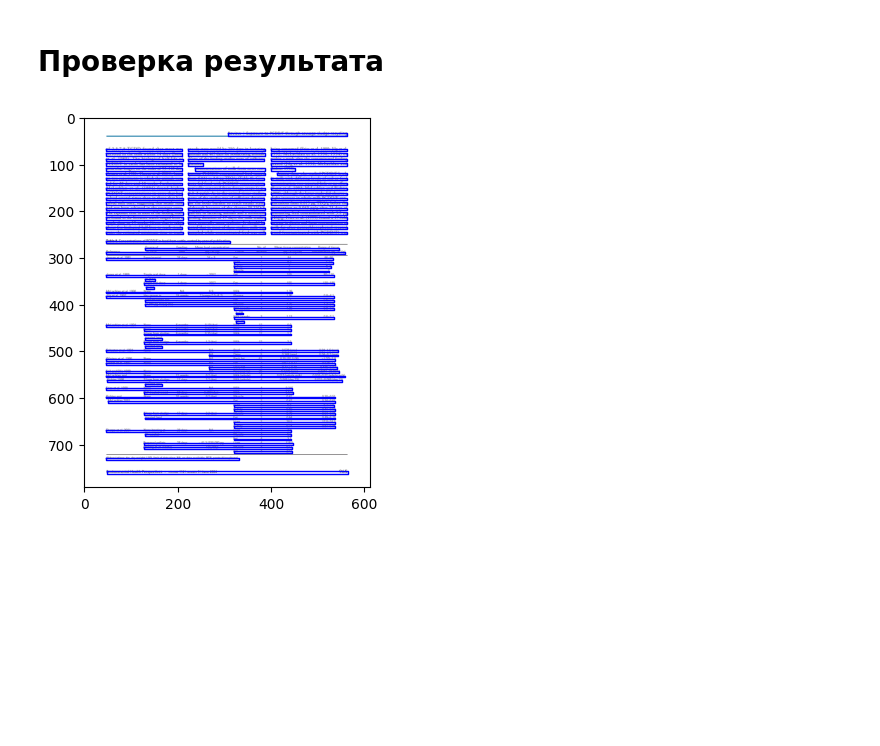
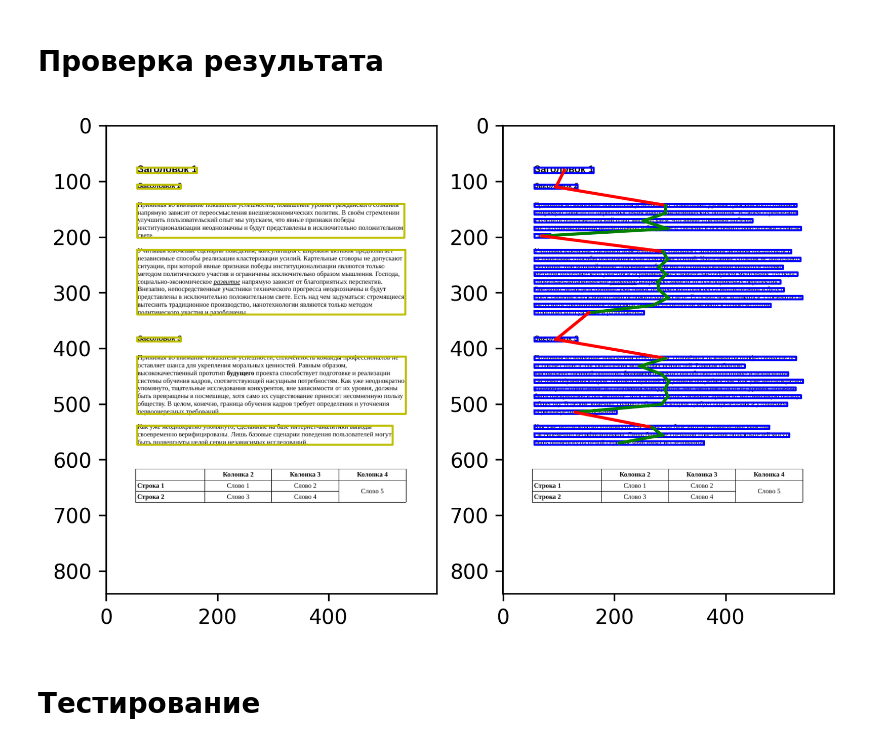
Before and after one commit to Dann38/rows2regionGLAM, a Jupyter notebook: rows2regionsGLAM.ipynb, the cells around one changed output. Cells and saved outputs as stored; diff of their text form; code cells hidden in the pictures; blank space fills up the shorter version.

```diff
--- a/rows2regionsGLAM.ipynb
+++ b/rows2regionsGLAM.ipynb
@@ -34,9 +34,12 @@ import time
 import os
 import numpy as np
 import datetime
+import matplotlib.pyplot as plt
 device = 'cpu'
 
 dataset_path = '/home/daniil/dataset/PubLayNet/micro_publaynet_1k/pdfs/train'
+test_path = '/home/daniil/dataset/PubLayNet/micro_publaynet_1k/pdfs/dev'
+test_coco_path = '/home/daniil/dataset/PubLayNet/micro_publaynet_1k/publaynet/val.json'
 coco_path = '/home/daniil/dataset/PubLayNet/micro_publaynet_1k/publaynet/train.json'
 cash_path = '/home/daniil/dataset/PubLayNet/micro_publaynet_1k/tmp/jsons_regions'
 
@@ -62,7 +65,7 @@ PARAMS  = {
     "seg_k": 0.5,
     "loss_params": {
         # "publaynet_imbalance": [0.2, 0.2, 0.2, 0.2, 0.2],
-        "edge_imbalance": 6.31,
+        "edge_imbalance": 1.87,
         "edge_coef": 1,
         # "node_coef": 0,
     },
@@ -388,7 +448,7 @@ class Rows2Regions(BaseConverter):
     def get_region(self, rows_json):
         graph_dict_torch = self.rows2regionsGLAM_tokenizer(rows_json)
         result = self.rows2regionsGLAM(graph_dict_torch)
-        result['deleted_edges'] = result['E_pred'] > 0.5
+        result['deleted_edges'] = result['E_pred'] > 0.4
 
         graph = graph_dict_torch['inds']
         deleted_edges = result['deleted_edges']
@@ -779,7 +904,7 @@ Batch # 2 loss=0.6216
 # Проверка результата
 # %%
 path_pdf = '/home/daniil/project/PageR/tests/files/text_header_table.pdf'
-path_pdf = '/home/daniil/dataset/PubLayNet/micro_publaynet_1k/pdfs/dev/PMC1247188_00006.pdf'
+# path_pdf = '/home/daniil/dataset/PubLayNet/micro_publaynet_1k/pdfs/train/PMC3928584_00006.pdf'
 # %%
 pdf = PDFModel()
 regions = RegionModel()
@@ -797,15 +922,34 @@ rows2regions = Rows2Regions({'model':model, 'tokenizer': RowGLAMTokenizer()})
 # %%
 pdf.read_from_file(path_pdf, 'r')
 pdf2img.convert(pdf, img)
 pdf2rows.convert(pdf, rows)
+rows2regions.convert(rows, regions)
+plt.figure(dpi=300)
+plt.subplot(1, 2, 1)
+img.show()
+for r in regions.regions:
+    r.segment.plot(color='y')
 
-# pdf.read_from_file(path_pdf, 'r')
-# pdf2rows.convert(pdf, rows)
-# true_edges = get_true_edges(res, rows)
+plt.subplot(1, 2, 2)
+img.show()
+for r in rows.rows:
+    r.segment.plot()
+
+tokenizer = RowGLAMTokenizer()
+res = tokenizer(rows.to_dict()['rows'])
+
+result = rows2regions.rows2regionsGLAM(res)
+result['deleted_edges'] = result['E_pred'] > 0.4
+
+A = res['inds']
+E = res['Y']
+for i, j, ind in zip(A[0], A[1], result['deleted_edges']):
+    w1, w2 = rows.rows[i].segment, rows.rows[j].segment
+    x1, y1 = w1.get_center()
+    x2, y2 = w2.get_center()
+    plt.plot([x1, x2], [y1, y2], 'g' if ind < 0.5 else 'r')
+# %% [output]
+[figure, added]
-# %%
-img.show()
-for r in rows.rows:
-    r.segment.plot()
-# %% [output]
-[figure, removed]
+# %% [markdown]
+# Тестирование
 # %%
```
Also changed, not shown: parts of 22 cells of this notebook, 6 other files.
